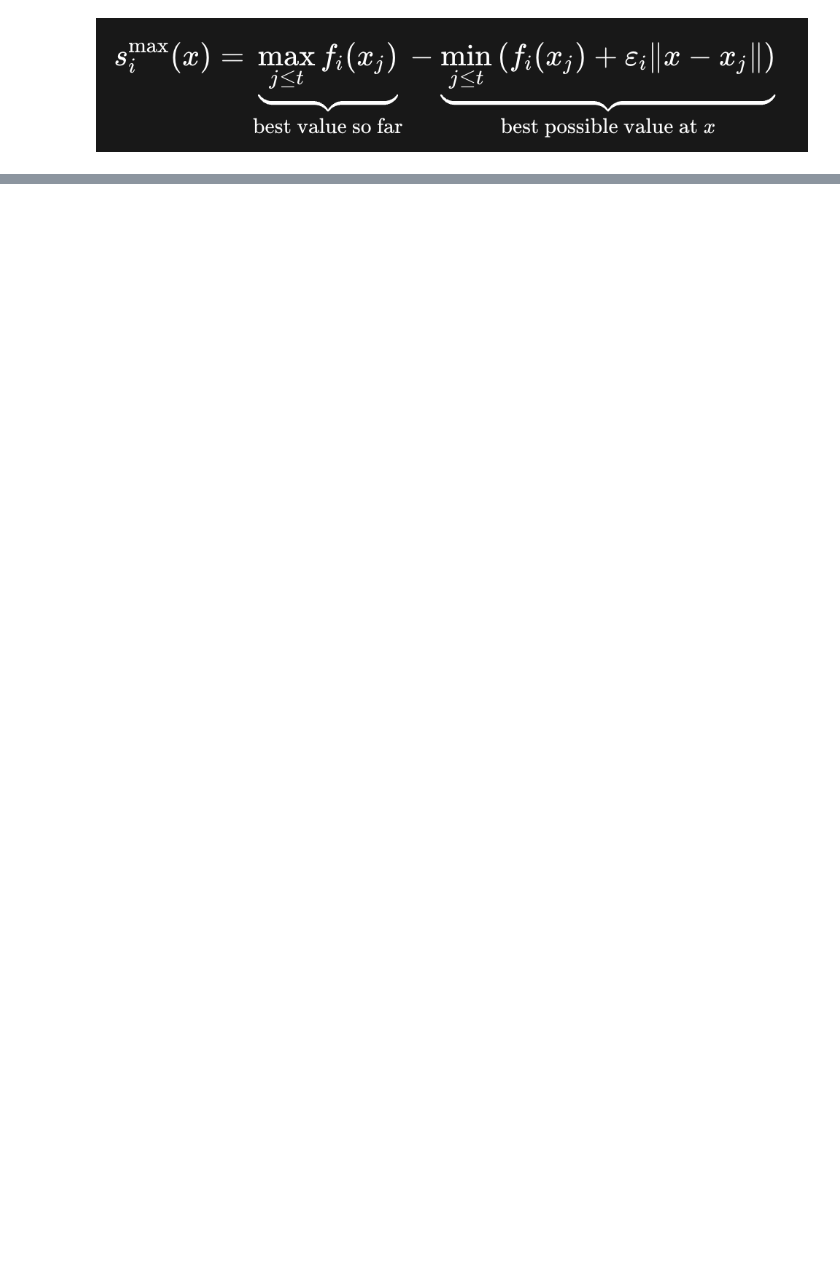
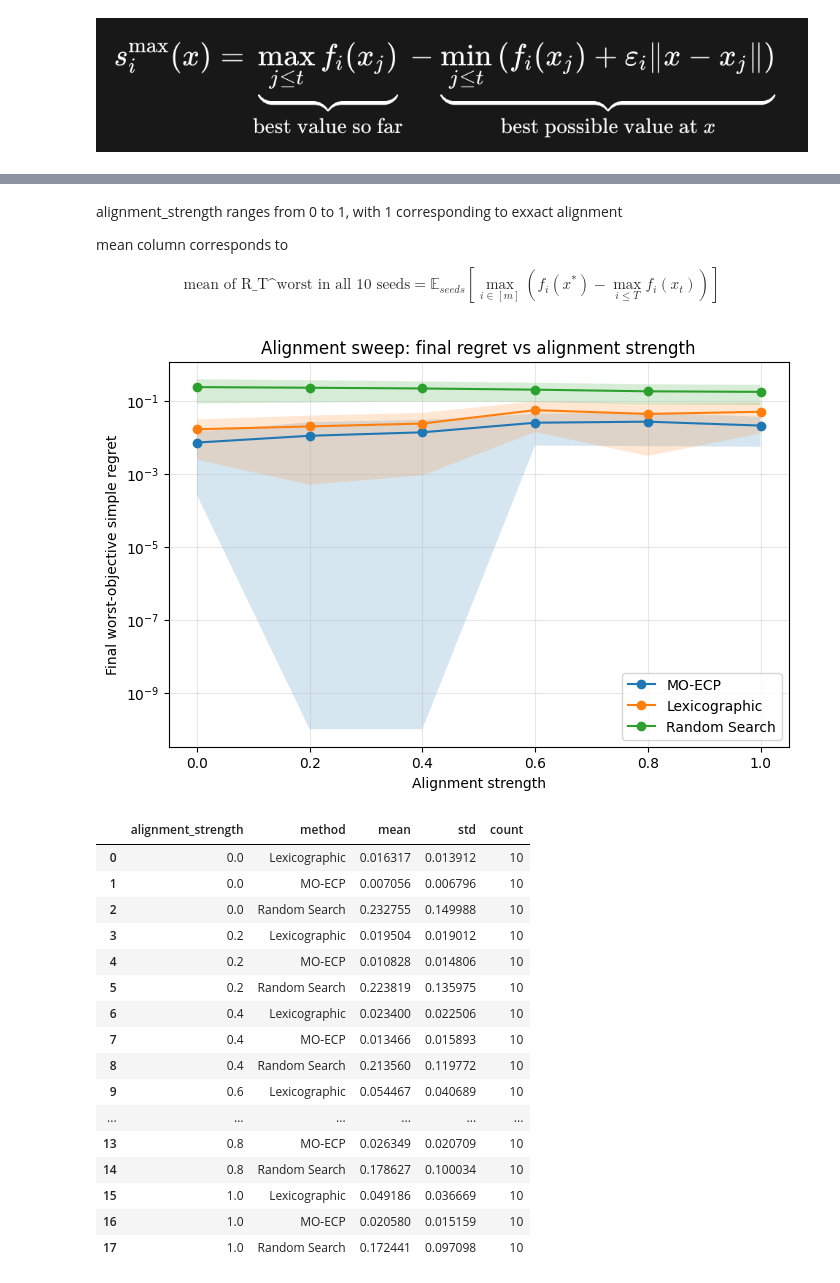
Before and after one commit to gondore/JustinLoi.github.io, a Jupyter notebook: notebooks/Tutorial_1_ECP_for_Global_Optimization_of_Available_Functions.ipynb, the cells around one changed output, grey strips where cells are left out. Drawn from its saved outputs; the diff is of its cells as text; code cells hidden in the pictures; blank space fills up the shorter version.

```diff
--- a/notebooks/Tutorial_1_ECP_for_Global_Optimization_of_Available_Functions.ipynb
+++ b/notebooks/Tutorial_1_ECP_for_Global_Optimization_of_Available_Functions.ipynb
@@ -601,0 +1534,44 @@ plt.show()
+# %% [markdown]
+alignment_strength ranges from 0 to 1, with 1 corresponding to exxact alignment
+
+mean column corresponds to
+
+$$ \text{mean of R_T^{worst} in all 10 seeds} = \mathbb{E}_{seeds}[\max_{i \in [m]}(f_i(x^*) - \max_{i \leq T}f_i(x_t))]$$
+# %%
+alignment_levels = [1.0, 0.8, 0.6, 0.4, 0.2, 0.0]
+
+sweep_df = alignment_sweep_experiment(
+    base_f=base_f,
+    x_star=x_star,
+    params=params,
+    alignment_levels=alignment_levels,
+    misalign_scale=1.0,
+    n=75,
+    seeds=10,
+    epsilon_init=1e-2,
+    tau=1.1,
+    max_rejects=20,
+    ref_grid=201,
+)
+
+summary_df = plot_alignment_sweep(sweep_df)
+summary_df
+# %% [output]
+[figure, added]
+|  | alignment_strength | method | mean | std | count |
+| 0 | 0.0 | Lexicographic | 0.016317 | 0.013912 | 10 |
+| 1 | 0.0 | MO-ECP | 0.007056 | 0.006796 | 10 |
+| 2 | 0.0 | Random Search | 0.232755 | 0.149988 | 10 |
+| 3 | 0.2 | Lexicographic | 0.019504 | 0.019012 | 10 |
+| 4 | 0.2 | MO-ECP | 0.010828 | 0.014806 | 10 |
+| 5 | 0.2 | Random Search | 0.223819 | 0.135975 | 10 |
+| 6 | 0.4 | Lexicographic | 0.023400 | 0.022506 | 10 |
+| 7 | 0.4 | MO-ECP | 0.013466 | 0.015893 | 10 |
+| 8 | 0.4 | Random Search | 0.213560 | 0.119772 | 10 |
+| 9 | 0.6 | Lexicographic | 0.054467 | 0.040689 | 10 |
+| ... | ... | ... | ... | ... | ... |
+| 13 | 0.8 | MO-ECP | 0.026349 | 0.020709 | 10 |
+| 14 | 0.8 | Random Search | 0.178627 | 0.100034 | 10 |
+| 15 | 1.0 | Lexicographic | 0.049186 | 0.036669 | 10 |
+| 16 | 1.0 | MO-ECP | 0.020580 | 0.015159 | 10 |
+| 17 | 1.0 | Random Search | 0.172441 | 0.097098 | 10 |
```
Also changed, not shown: parts of 52 cells of this notebook.
